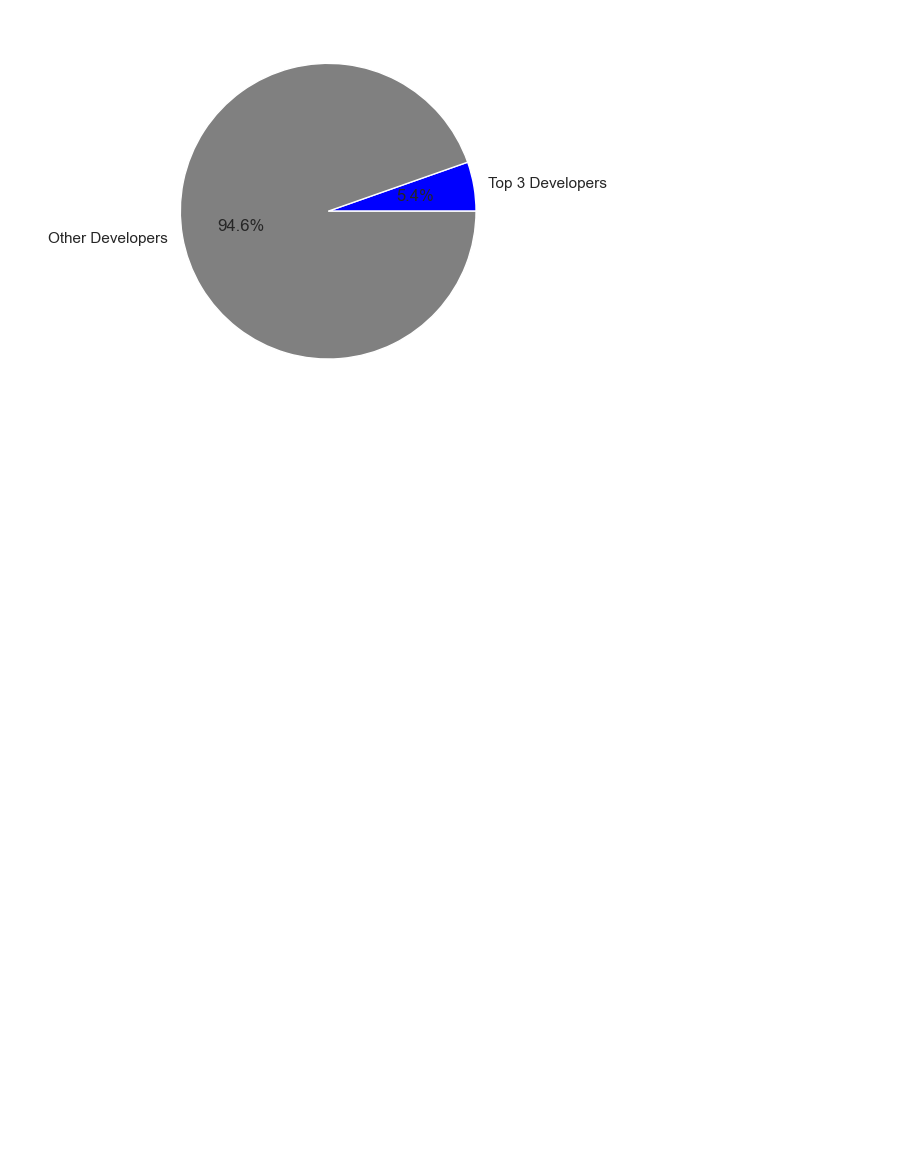
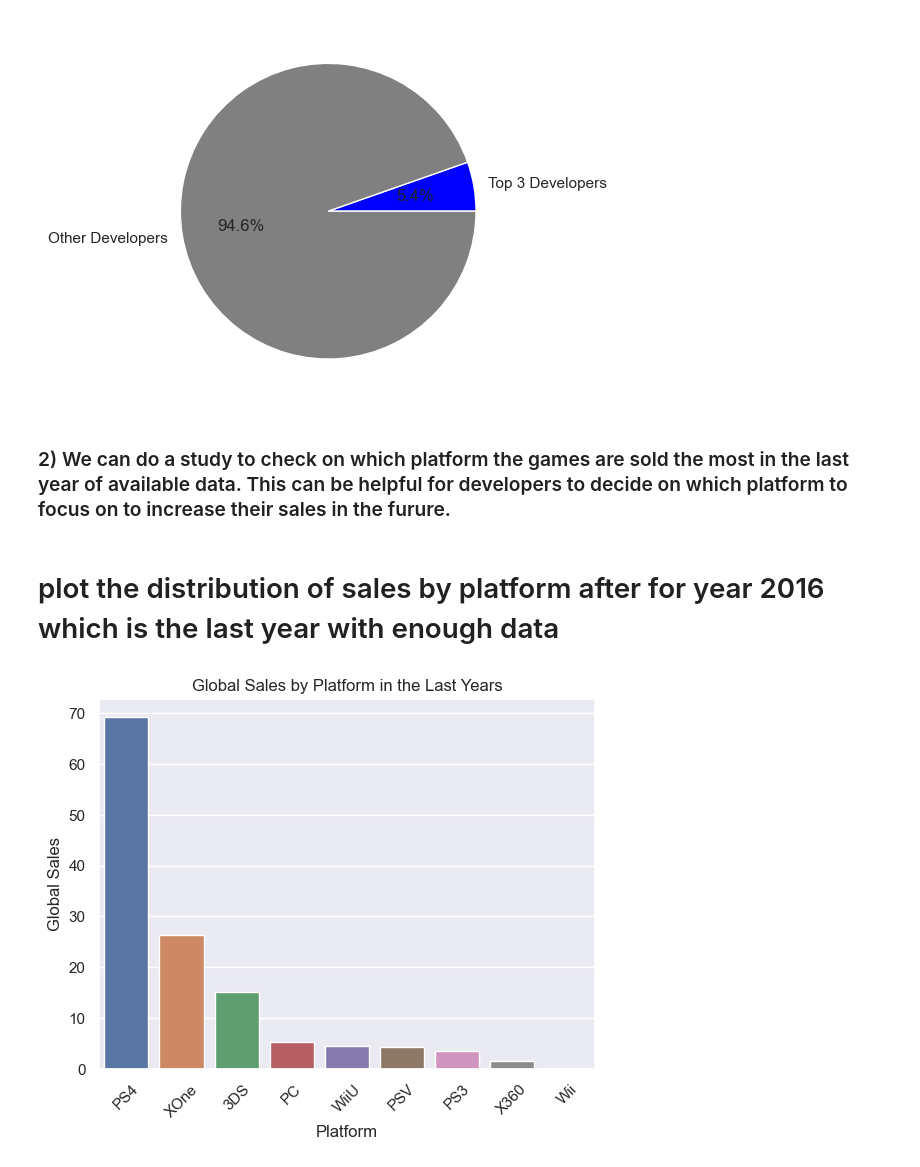
Before and after one commit to riccardopossier/Videogame_dataset, a Jupyter notebook: RiccardoPossieri_DPrepHDip_CA1.ipynb, the cells around one changed output. Saved outputs shown, nothing was run; the diff lists cells and outputs as text; code cells hidden in the pictures; blank space fills up the shorter version.

```diff
--- a/RiccardoPossieri_DPrepHDip_CA1.ipynb
+++ b/RiccardoPossieri_DPrepHDip_CA1.ipynb
@@ -334,3 +334,19 @@ dev_labels = ['Top 3 Developers', 'Other Developers']
 plt.pie(dev_perc, labels=dev_labels, autopct='%1.1f%%', colors=['blue', 'grey']);
 # %% [output]
 [figure]
+# %% [markdown]
+### 2) We can do a study to check on which platform the games are sold the most in the last year of available data. This can be helpful for developers to decide on which platform to focus on to increase their sales in the furure.
+# %% [markdown]
+# plot the distribution of sales by platform after for year 2016 which is the last year with enough data
+# %%
+# plot the distribution of sales by platform after for year 2016 which is the last year with enough data
+df_last_years = df[df['Year_of_Release'] == 2016]
+platform_sales = df_last_years.groupby('Platform')['Global_Sales'].sum().sort_values(ascending=False)
+sns.barplot(x=platform_sales.index, y=platform_sales.values)
+plt.xticks(rotation=45)
+plt.title('Global Sales by Platform in the Last Years')
+plt.xlabel('Platform')
+plt.ylabel('Global Sales')
+plt.show()
+# %% [output]
+[figure, added]
```
Also changed, not shown: parts of 4 cells of this notebook.
